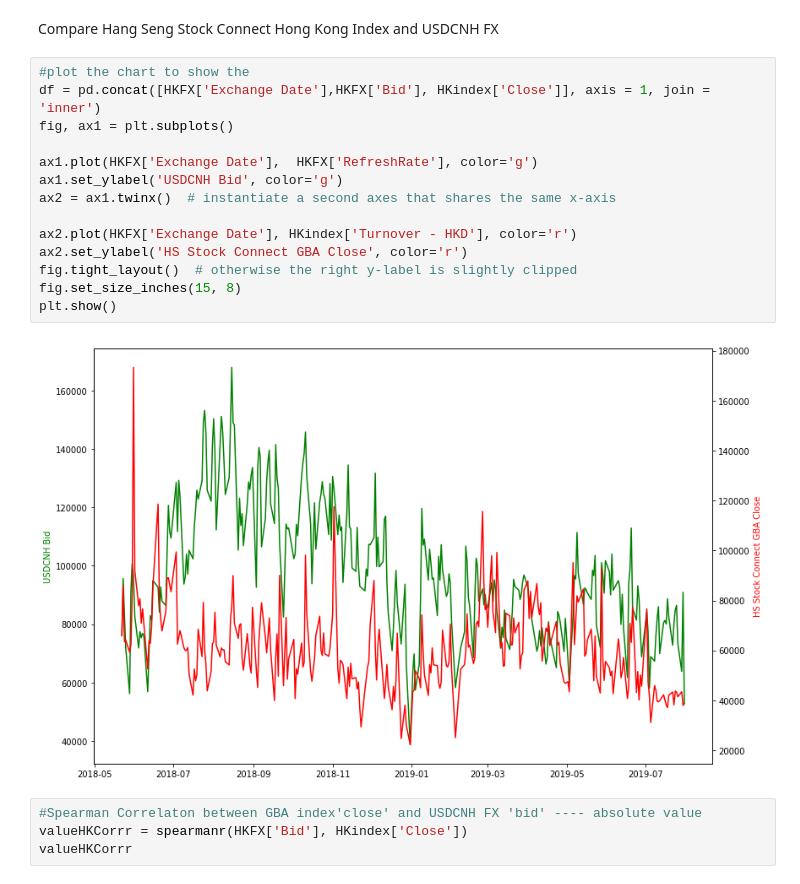
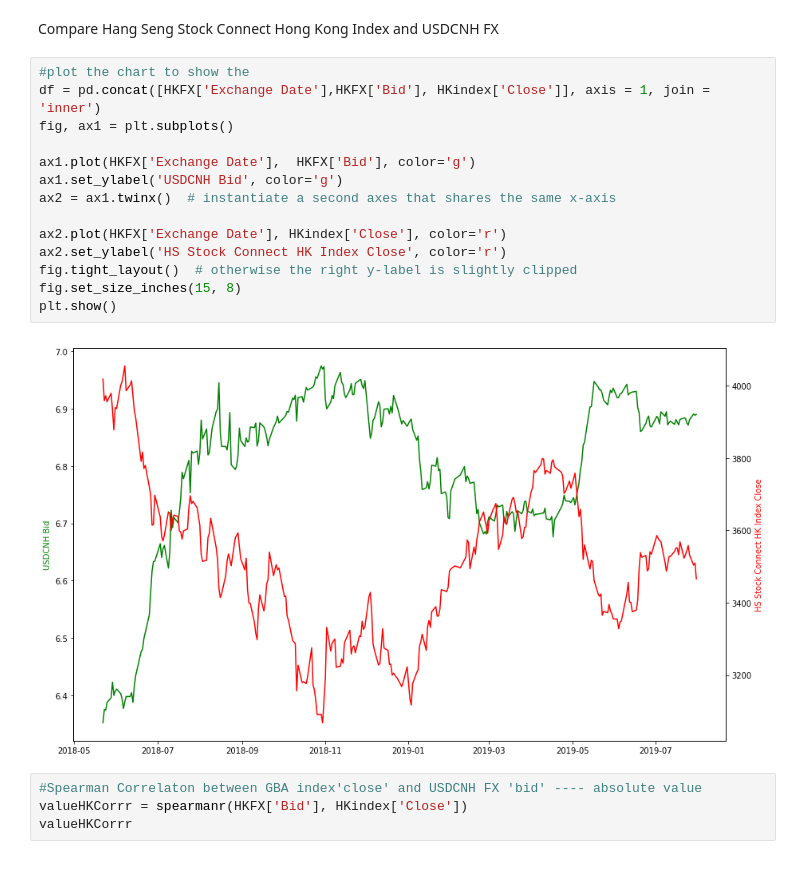
Before and after one commit to Tommy0314/github-example, a Jupyter notebook: Capstone Project.ipynb, the cells around one changed output. Cells and saved outputs as stored; diff of their text form.

```diff
--- a/Capstone Project.ipynb
+++ b/Capstone Project.ipynb
@@ -142,19 +128,19 @@ Compare Hang Seng Stock Connect Hong Kong Index and USDCNH FX
 # %%
 #plot the chart to show the
 df = pd.concat([HKFX['Exchange Date'],HKFX['Bid'], HKindex['Close']], axis = 1, join = 'inner')
 fig, ax1 = plt.subplots()
 
-ax1.plot(HKFX['Exchange Date'],  HKFX['RefreshRate'], color='g')
+ax1.plot(HKFX['Exchange Date'],  HKFX['Bid'], color='g')
 ax1.set_ylabel('USDCNH Bid', color='g')
 ax2 = ax1.twinx()  # instantiate a second axes that shares the same x-axis
 
-ax2.plot(HKFX['Exchange Date'], HKindex['Turnover - HKD'], color='r')
-ax2.set_ylabel('HS Stock Connect GBA Close', color='r')
+ax2.plot(HKFX['Exchange Date'], HKindex['Close'], color='r')
+ax2.set_ylabel('HS Stock Connect HK Index Close', color='r')
 fig.tight_layout()  # otherwise the right y-label is slightly clipped
 fig.set_size_inches(15, 8)
 plt.show()
 # %% [output]
-[figure, old version]
+[figure, new version]
 # %%
 #Spearman Correlaton between GBA index'close' and USDCNH FX 'bid' ---- absolute value
 valueHKCorrr = spearmanr(HKFX['Bid'], HKindex['Close'])
```
Also changed, not shown: parts of 10 cells of this notebook.
